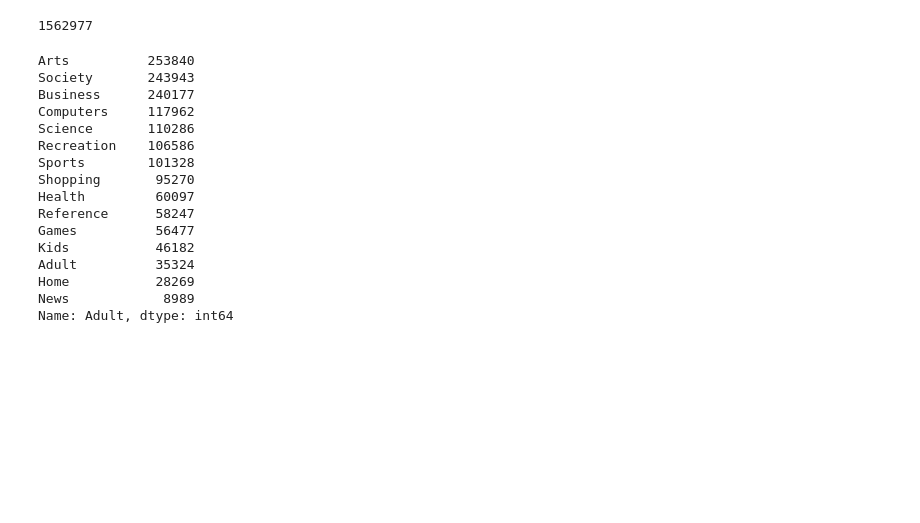
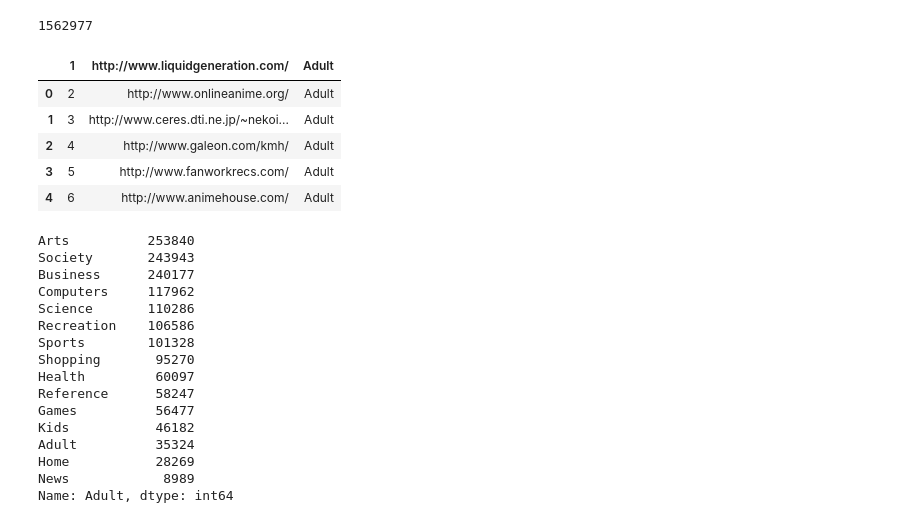
Before and after one commit to thomashilger67/Web-classification, a Jupyter notebook: website_categorization_custom/naive_bay (another copy).ipynb, the cells around one changed output. Saved outputs shown, nothing was run; the diff lists cells and outputs as text; code cells hidden in the pictures; blank space fills up the shorter version.

```diff
--- a/website_categorization_custom/naive_bay (another copy).ipynb
+++ b/website_categorization_custom/naive_bay (another copy).ipynb
@@ -3,11 +3,20 @@
 # %%
 import pandas as pd
 # %%
-df = pd.read_csv("/home/ensai/imatag/website_categorization_custom/categorization/Datasets/URL Classification.csv")
+df = pd.read_csv("/home/ensai/Bureau/imatag/website_categorization_custom/categorization/Datasets/URL Classification.csv")
 # %%
 len(df)
 # %% [output]
 1562977
+# %%
+df.head()
+# %% [output]
+|  | 1 | http://www.liquidgeneration.com/ | Adult |
+| 0 | 2 | http://www.onlineanime.org/ | Adult |
+| 1 | 3 | http://www.ceres.dti.ne.jp/~nekoi... | Adult |
+| 2 | 4 | http://www.galeon.com/kmh/ | Adult |
+| 3 | 5 | http://www.fanworkrecs.com/ | Adult |
+| 4 | 6 | http://www.animehouse.com/ | Adult |
 # %%
 df['Adult'].value_counts()
 # %% [output]
```
Also changed, not shown: parts of 3 cells of this notebook, 5 other files.
